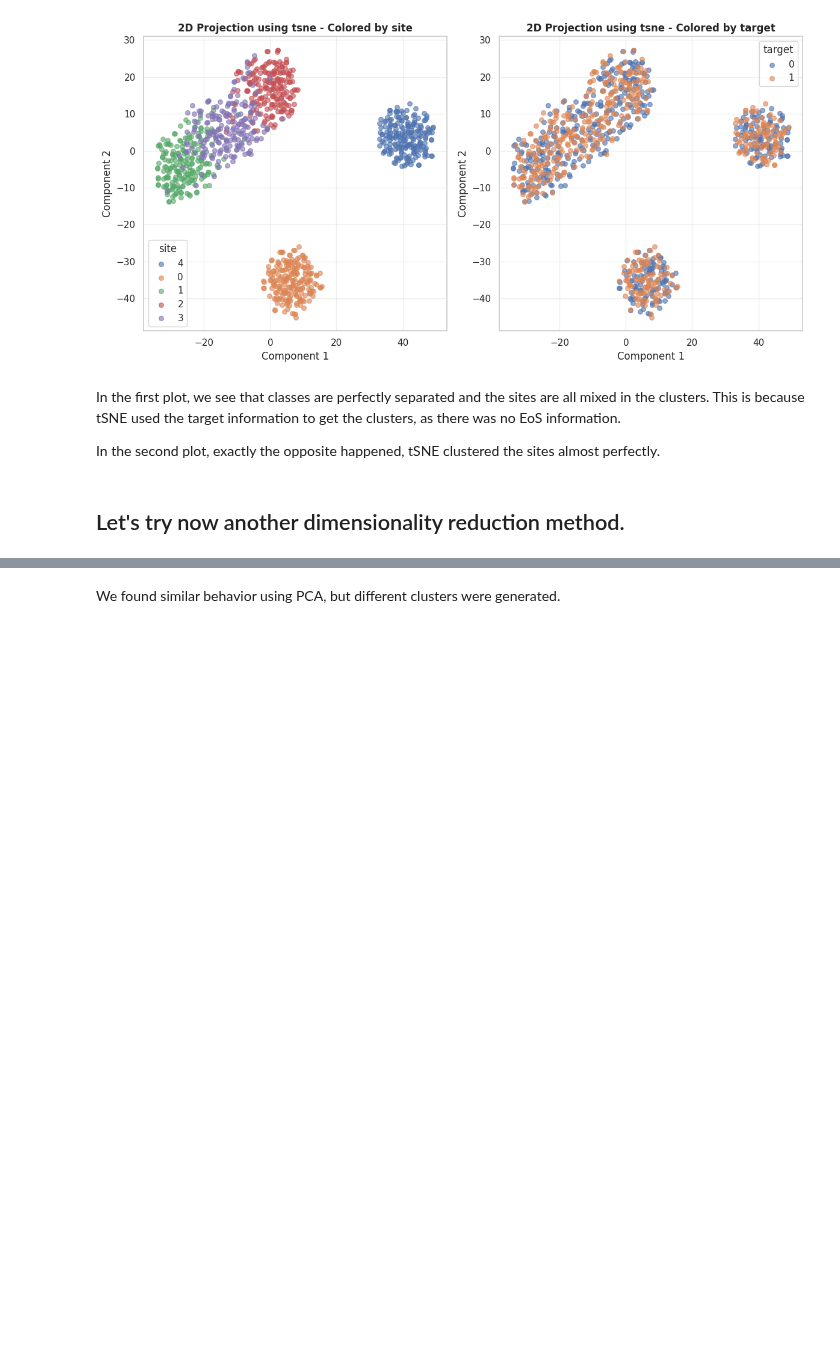
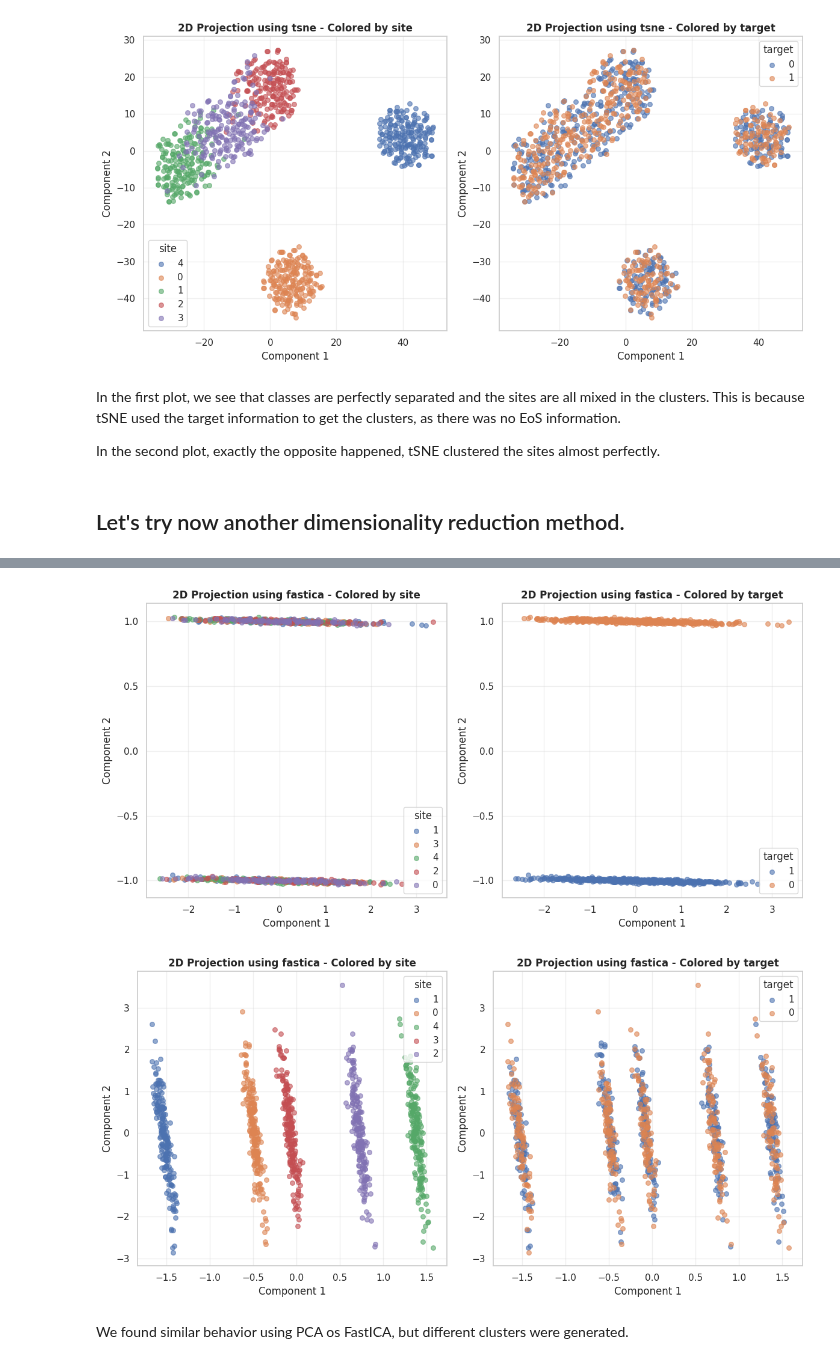
Before and after one commit to N-Nieto/UniHarmony, a Jupyter notebook: examples/01-basic-examples/04-Explore_EoS_with_dimensionality_reduction.ipynb, the cells around one changed output, grey strips where cells are left out. Drawn from its saved outputs; the diff is of its cells as text; code cells hidden in the pictures; blank space fills up the shorter version.

```diff
--- a/examples/01-basic-examples/04-Explore_EoS_with_dimensionality_reduction.ipynb
+++ b/examples/01-basic-examples/04-Explore_EoS_with_dimensionality_reduction.ipynb
@@ -47,2 +53,15 @@ plt.show()
+# %%
+dim_reductor = FastICA(n_components=2)
+X, y, sites = make_multisite_classification(n_classes=2, n_sites=5, n_features=1200, signal_strength=10, site_effect_strength=0)
+# We can also pass directly an instance of the dimensionality reductor that we want to use.
+plot_2d_projection(X, sites, y, dim_reductor=dim_reductor)
+
+
+X, y, sites = make_multisite_classification(n_classes=2, n_sites=5, n_features=120, signal_strength=0, site_effect_strength=10)
+fig, axes = plot_2d_projection(X, sites, y, dim_reductor=dim_reductor)
+plt.show()
+# %% [output]
+[figure, added]
+[figure, added]
 # %% [markdown]
-We found similar behavior using PCA, but different clusters were generated.
+We found similar behavior using PCA os FastICA, but different clusters were generated.
```
Also changed, not shown: parts of 5 cells of this notebook, 1 other file.
